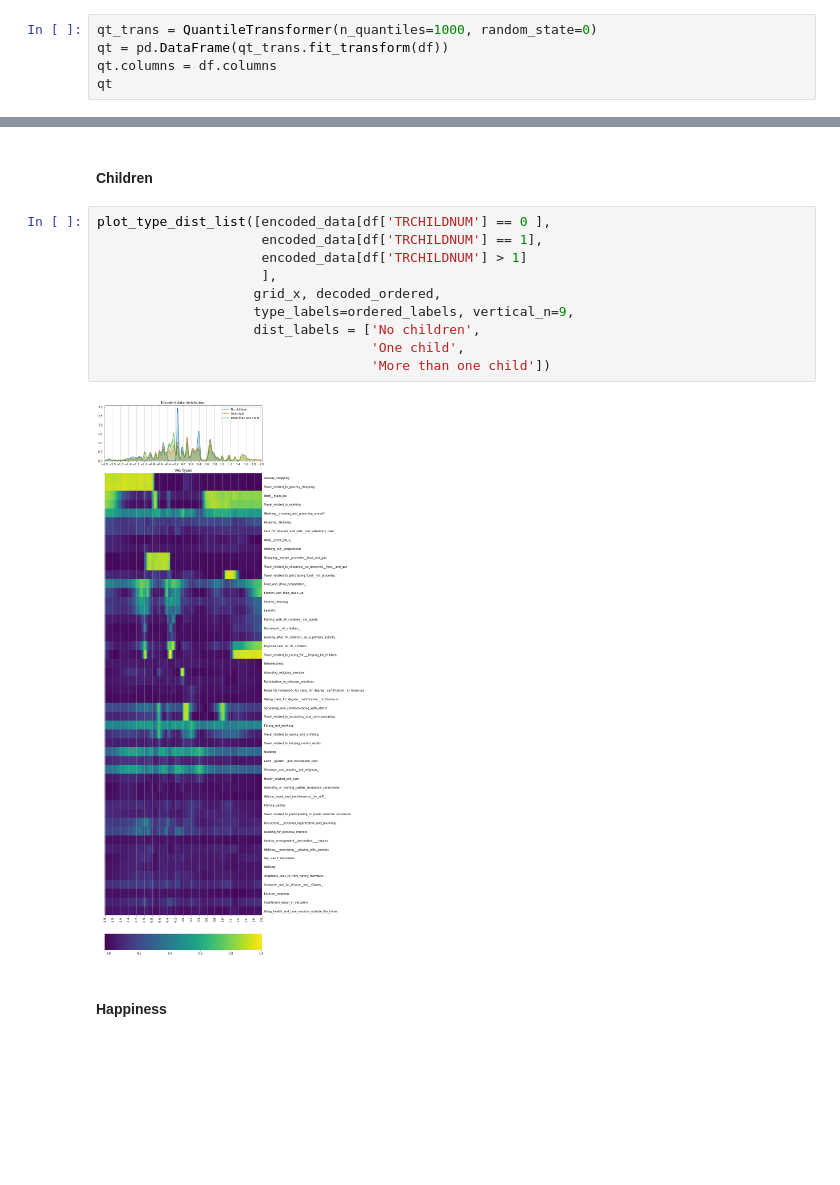
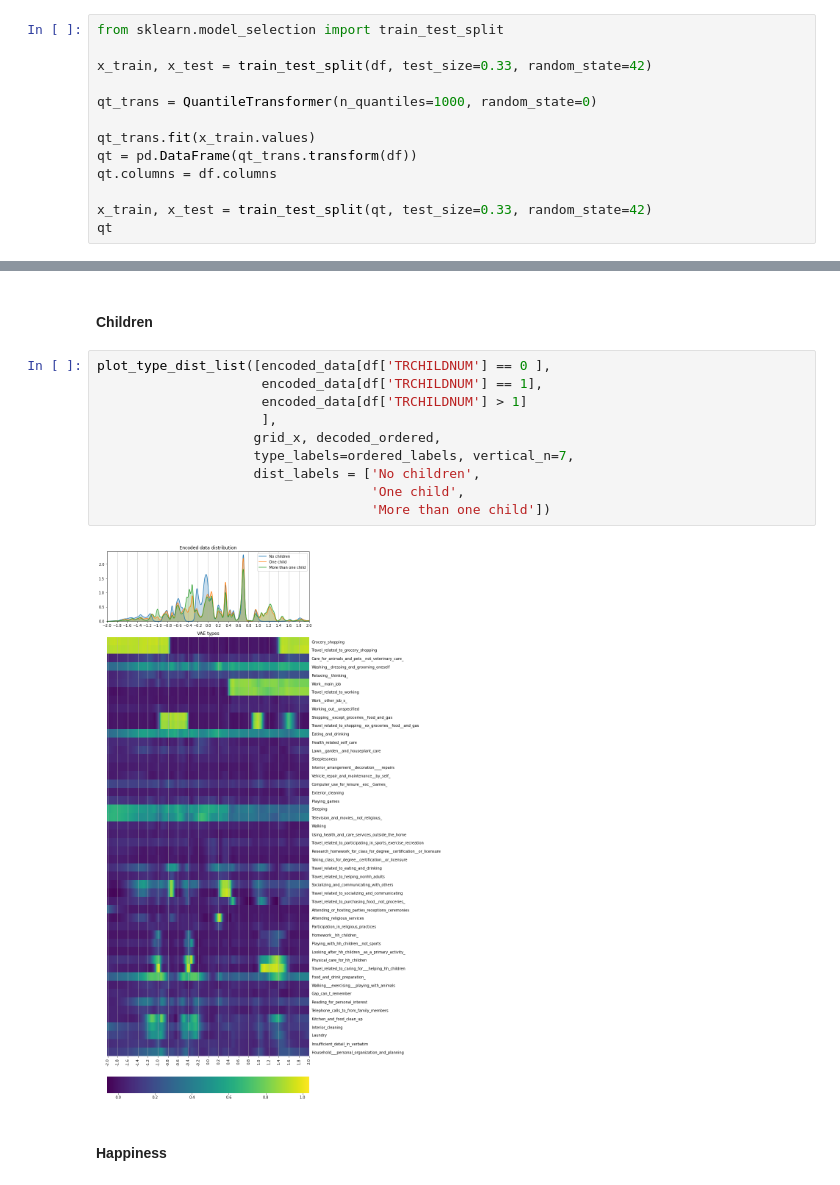
Before and after one commit to yaniv256/VAEs-in-Economics, a Jupyter notebook: Notebooks/One_Dimensional_VAE_Workshop.ipynb, the cells around one changed output, grey strips where cells are left out. Saved outputs shown, nothing was run; the diff lists cells and outputs as text; blank space fills up the shorter version.

```diff
--- a/Notebooks/One_Dimensional_VAE_Workshop.ipynb
+++ b/Notebooks/One_Dimensional_VAE_Workshop.ipynb
@@ -442,9 +442,17 @@ df
 | 11384 | 385 | 330 | 0 | 75 | 90 | ... |
 11385 rows × 389 columns
 # %%
+from sklearn.model_selection import train_test_split
+
+x_train, x_test = train_test_split(df, test_size=0.33, random_state=42)
+
 qt_trans = QuantileTransformer(n_quantiles=1000, random_state=0)
-qt = pd.DataFrame(qt_trans.fit_transform(df))
+
+qt_trans.fit(x_train.values)
+qt = pd.DataFrame(qt_trans.transform(df))
 qt.columns = df.columns
+
+x_train, x_test = train_test_split(qt, test_size=0.33, random_state=42)
 qt
 # %% [output]
 |  | Sleeping | Television_and_movies__not_religi... | Work__main_job | Eating_and_drinking | Socializing_and_communicating_wit... | ... |
@@ -715,15 +713,15 @@ plot_type_dist_list([encoded_data[Employed],
 # %%
 plot_type_dist_list([encoded_data[df['TRCHILDNUM'] == 0 ],
                      encoded_data[df['TRCHILDNUM'] == 1],
                      encoded_data[df['TRCHILDNUM'] > 1]
                      ],
                     grid_x, decoded_ordered,
-                    type_labels=ordered_labels, vertical_n=9,
+                    type_labels=ordered_labels, vertical_n=7,
                     dist_labels = ['No children',
                                    'One child',
                                    'More than one child'])
 # %% [output]
-[figure, old version]
+[figure, new version]
 # %% [markdown]
 #### Happiness
 # %%
```
Also changed, not shown: parts of 16 cells of this notebook.
